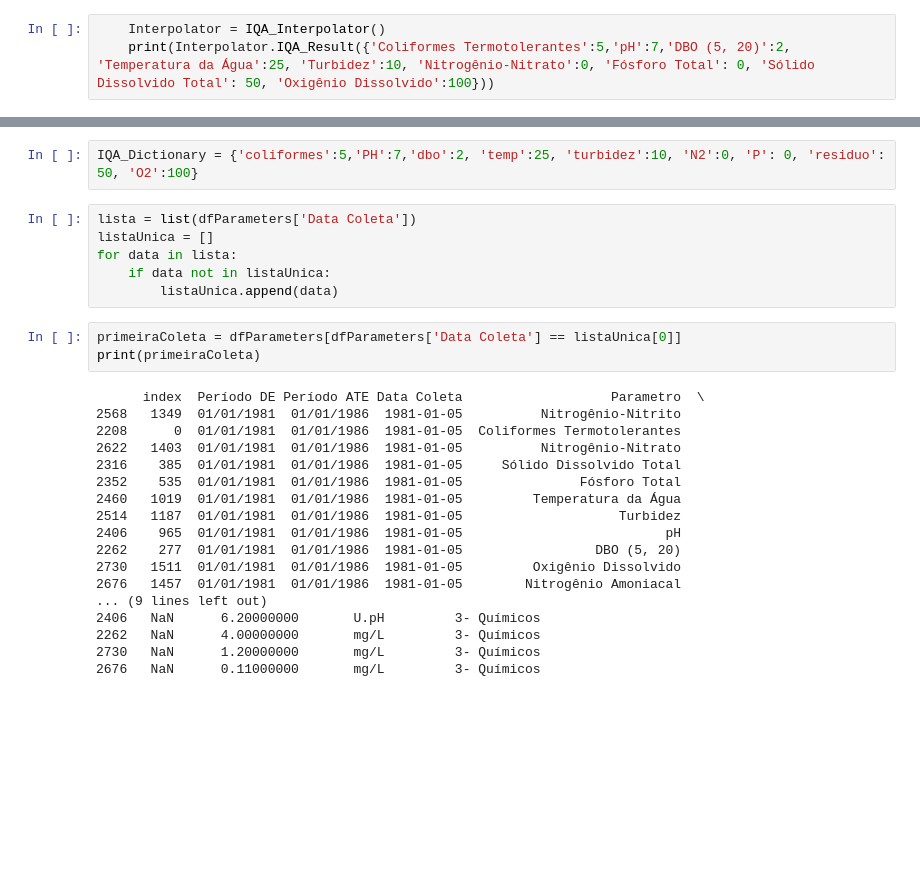
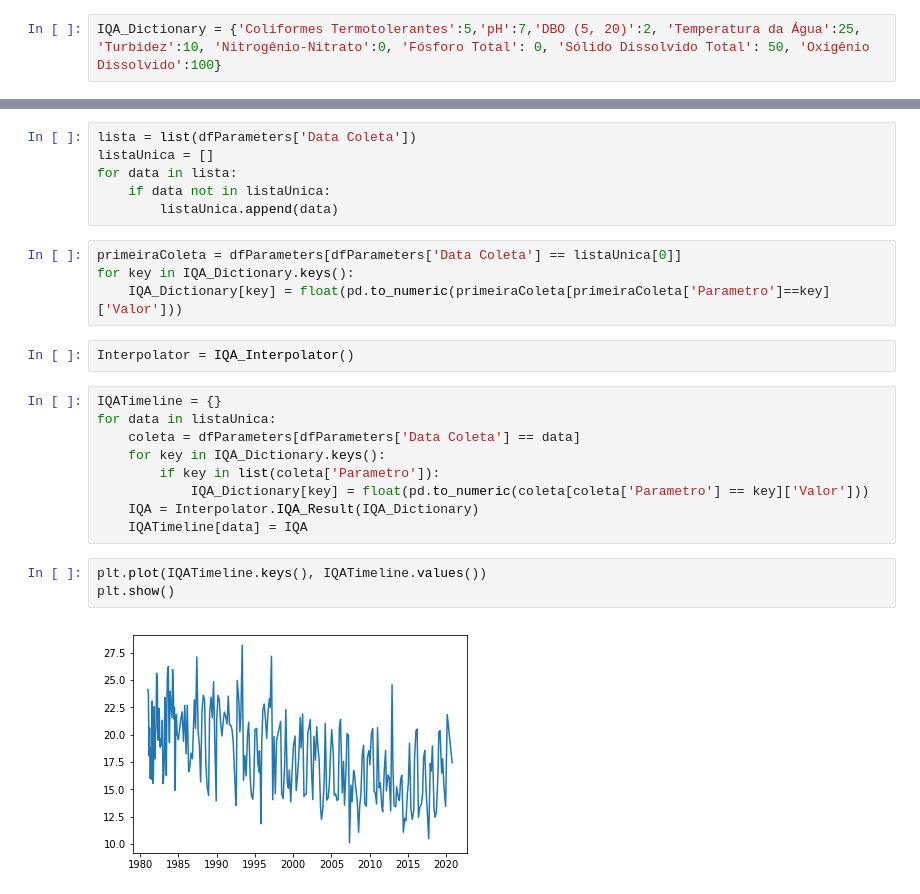
Before and after one commit to CEDipEngineering/WaterPolutionClassifier, a Jupyter notebook: aguas.ipynb, the cells around one changed output, grey strips where cells are left out. Cells and saved outputs as stored; diff of their text form; blank space fills up the shorter version.

```diff
--- a/aguas.ipynb
+++ b/aguas.ipynb
@@ -82,5 +82,4 @@ for parameter in parametrosRelevantes:
 [figure]
 [figure]
 # %%
-    Interpolator = IQA_Interpolator()
-    print(Interpolator.IQA_Result({'Coliformes Termotolerantes':5,'pH':7,'DBO (5, 20)':2, 'Temperatura da Água':25, 'Turbidez':10, 'Nitrogênio-Nitrato':0, 'Fósforo Total': 0, 'Sólido Dissolvido Total': 50, 'Oxigênio Dissolvido':100}))
+IQA_Dictionary = {'Coliformes Termotolerantes':5,'pH':7,'DBO (5, 20)':2, 'Temperatura da Água':25, 'Turbidez':10, 'Nitrogênio-Nitrato':0, 'Fósforo Total': 0, 'Sólido Dissolvido Total': 50, 'Oxigênio Dissolvido':100}
@@ -89,5 +86,3 @@ for parameter in parametrosRelevantes:
-# %%
-IQA_Dictionary = {'coliformes':5,'PH':7,'dbo':2, 'temp':25, 'turbidez':10, 'N2':0, 'P': 0, 'residuo': 50, 'O2':100}
 # %%
 lista = list(dfParameters['Data Coleta'])
 listaUnica = []
@@ -96,22 +91,21 @@ for data in lista:
         listaUnica.append(data)
 # %%
 primeiraColeta = dfParameters[dfParameters['Data Coleta'] == listaUnica[0]]
-print(primeiraColeta)
+for key in IQA_Dictionary.keys():
+    IQA_Dictionary[key] = float(pd.to_numeric(primeiraColeta[primeiraColeta['Parametro']==key]['Valor']))
-# %% [output]
-      index  Período DE Período ATE Data Coleta                   Parametro  \
-2568   1349  01/01/1981  01/01/1986  1981-01-05          Nitrogênio-Nitrito
-2208      0  01/01/1981  01/01/1986  1981-01-05  Coliformes Termotolerantes
-2622   1403  01/01/1981  01/01/1986  1981-01-05          Nitrogênio-Nitrato
-2316    385  01/01/1981  01/01/1986  1981-01-05     Sólido Dissolvido Total
-2352    535  01/01/1981  01/01/1986  1981-01-05               Fósforo Total
-2460   1019  01/01/1981  01/01/1986  1981-01-05         Temperatura da Água
-2514   1187  01/01/1981  01/01/1986  1981-01-05                    Turbidez
-2406    965  01/01/1981  01/01/1986  1981-01-05                          pH
-2262    277  01/01/1981  01/01/1986  1981-01-05                 DBO (5, 20)
-2730   1511  01/01/1981  01/01/1986  1981-01-05         Oxigênio Dissolvido
-2676   1457  01/01/1981  01/01/1986  1981-01-05        Nitrogênio Amoniacal
-... (9 lines left out)
-2406   NaN      6.20000000       U.pH         3- Químicos
-2262   NaN      4.00000000       mg/L         3- Químicos
-2730   NaN      1.20000000       mg/L         3- Químicos
-2676   NaN      0.11000000       mg/L         3- Químicos
+# %%
+Interpolator = IQA_Interpolator()
+# %%
+IQATimeline = {}
+for data in listaUnica:
+    coleta = dfParameters[dfParameters['Data Coleta'] == data]
+    for key in IQA_Dictionary.keys():
+        if key in list(coleta['Parametro']):
+            IQA_Dictionary[key] = float(pd.to_numeric(coleta[coleta['Parametro'] == key]['Valor']))
+    IQA = Interpolator.IQA_Result(IQA_Dictionary)
+    IQATimeline[data] = IQA
+# %%
+plt.plot(IQATimeline.keys(), IQATimeline.values())
+plt.show()
+# %% [output]
+[figure, added]
```
Also changed, not shown: parts of 2 cells of this notebook, 1 other file.
